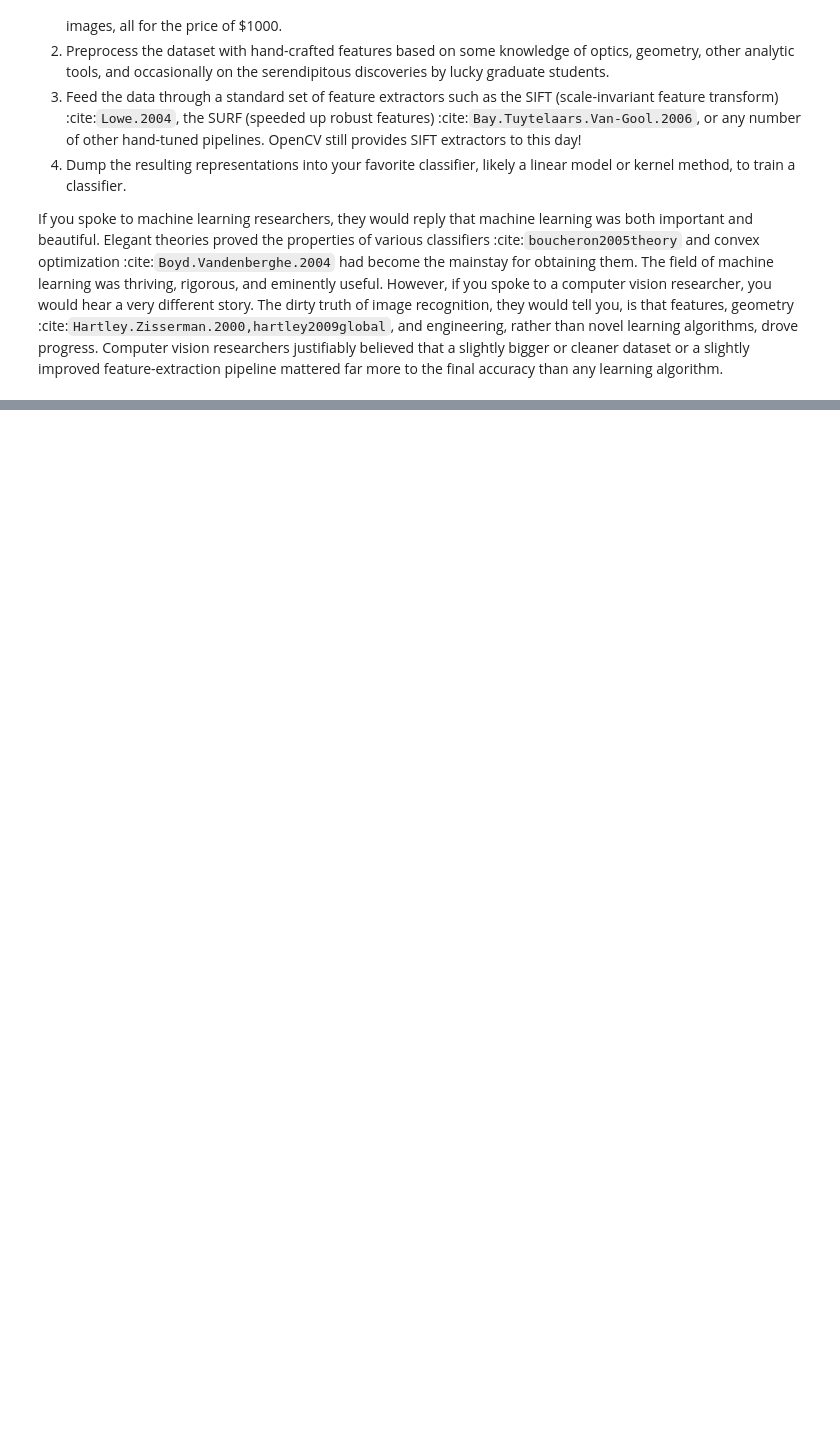
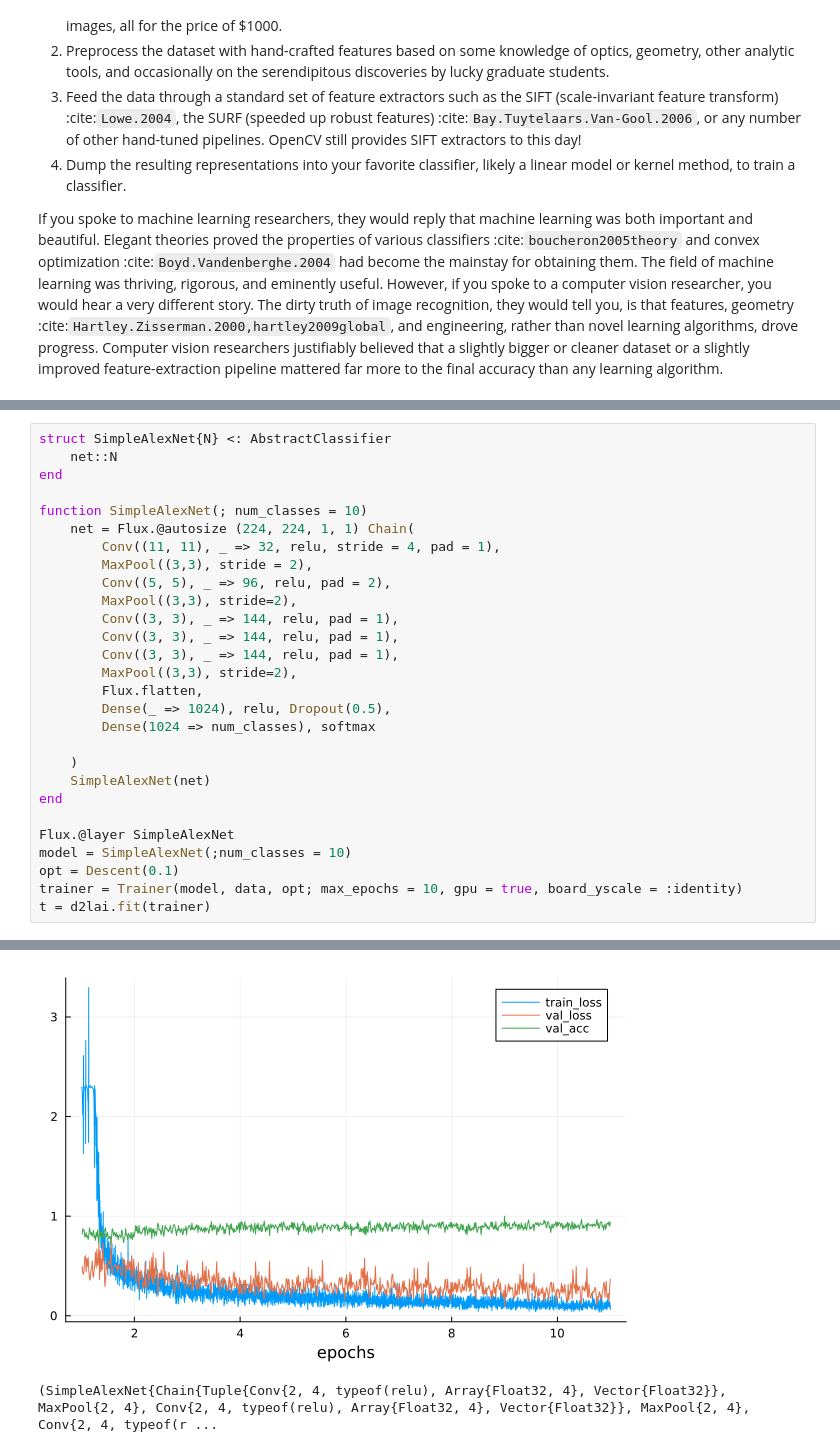
Before and after one commit to ashutosh-b-b/d2l-julia, a Jupyter notebook: Julia_Notebooks/CH6.ModernConvolutionalNeuralNetworks/MCNN_1.ipynb, the cells around one changed output, grey strips where cells are left out. Saved outputs shown, nothing was run; the diff lists cells and outputs as text; blank space fills up the shorter version.

```diff
--- a/Julia_Notebooks/CH6.ModernConvolutionalNeuralNetworks/MCNN_1.ipynb
+++ b/Julia_Notebooks/CH6.ModernConvolutionalNeuralNetworks/MCNN_1.ipynb
@@ -348,0 +439,29 @@ d2lai.FashionMNISTData{@NamedTuple{features::Array{Float32, 3}, targets::Vector{
+# %%
+struct SimpleAlexNet{N} <: AbstractClassifier
+    net::N
+end
+
+function SimpleAlexNet(; num_classes = 10)
+    net = Flux.@autosize (224, 224, 1, 1) Chain(
+        Conv((11, 11), _ => 32, relu, stride = 4, pad = 1),
+        MaxPool((3,3), stride = 2),
+        Conv((5, 5), _ => 96, relu, pad = 2),
+        MaxPool((3,3), stride=2),
+        Conv((3, 3), _ => 144, relu, pad = 1),
+        Conv((3, 3), _ => 144, relu, pad = 1),
+        Conv((3, 3), _ => 144, relu, pad = 1),
+        MaxPool((3,3), stride=2),
+        Flux.flatten,
+        Dense(_ => 1024), relu, Dropout(0.5),
+        Dense(1024 => num_classes), softmax
+
+    )
+    SimpleAlexNet(net)
+end
+
+Flux.@layer SimpleAlexNet
+model = SimpleAlexNet(;num_classes = 10)
+opt = Descent(0.1)
+trainer = Trainer(model, data, opt; max_epochs = 10, gpu = true, board_yscale = :identity)
+t = d2lai.fit(trainer)
+# %% [output]
@@ -348,0 +478,2 @@ d2lai.FashionMNISTData{@NamedTuple{features::Array{Float32, 3}, targets::Vector{
+[figure, added]
+(SimpleAlexNet{Chain{Tuple{Conv{2, 4, typeof(relu), Array{Float32, 4}, Vector{Float32}}, MaxPool{2, 4}, Conv{2, 4, typeof(relu), Array{Float32, 4}, Vector{Float32}}, MaxPool{2, 4}, Conv{2, 4, typeof(r ...
```
Also changed, not shown: parts of 14 cells of this notebook.
